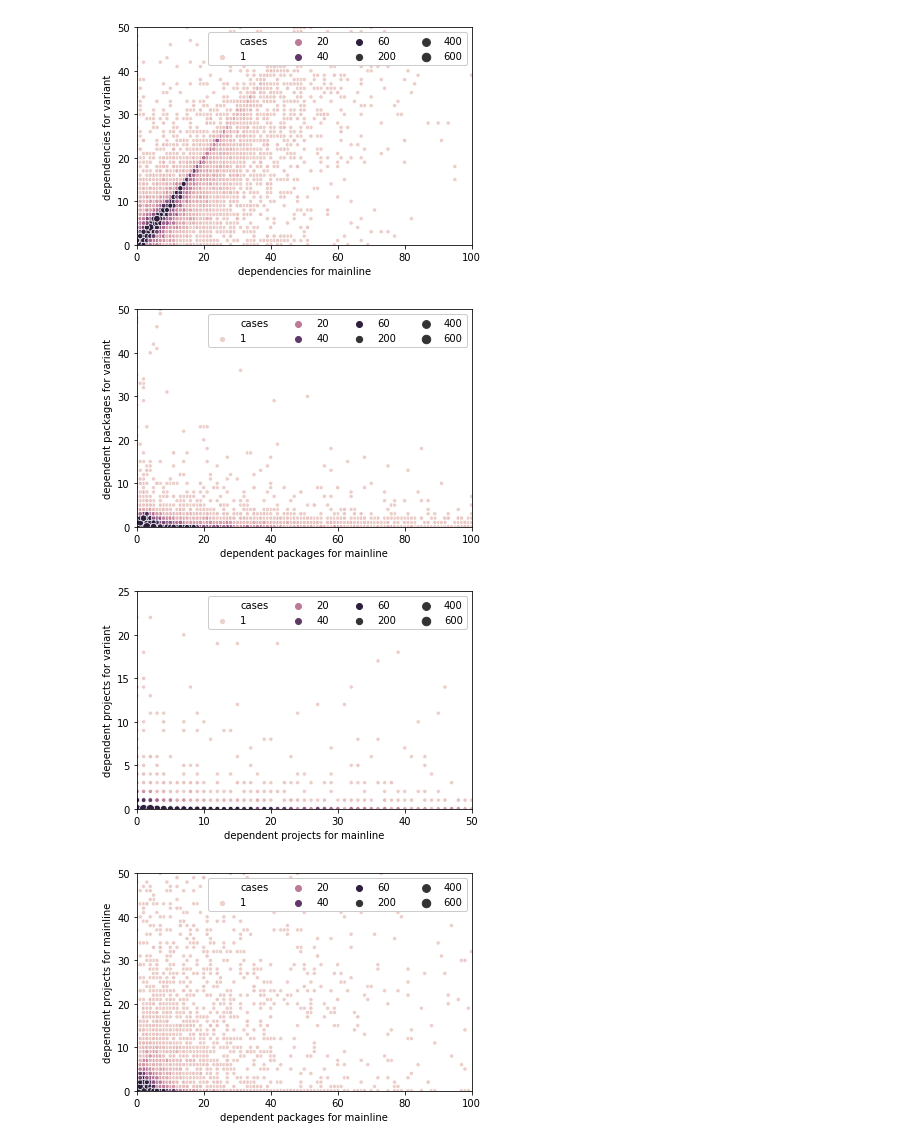
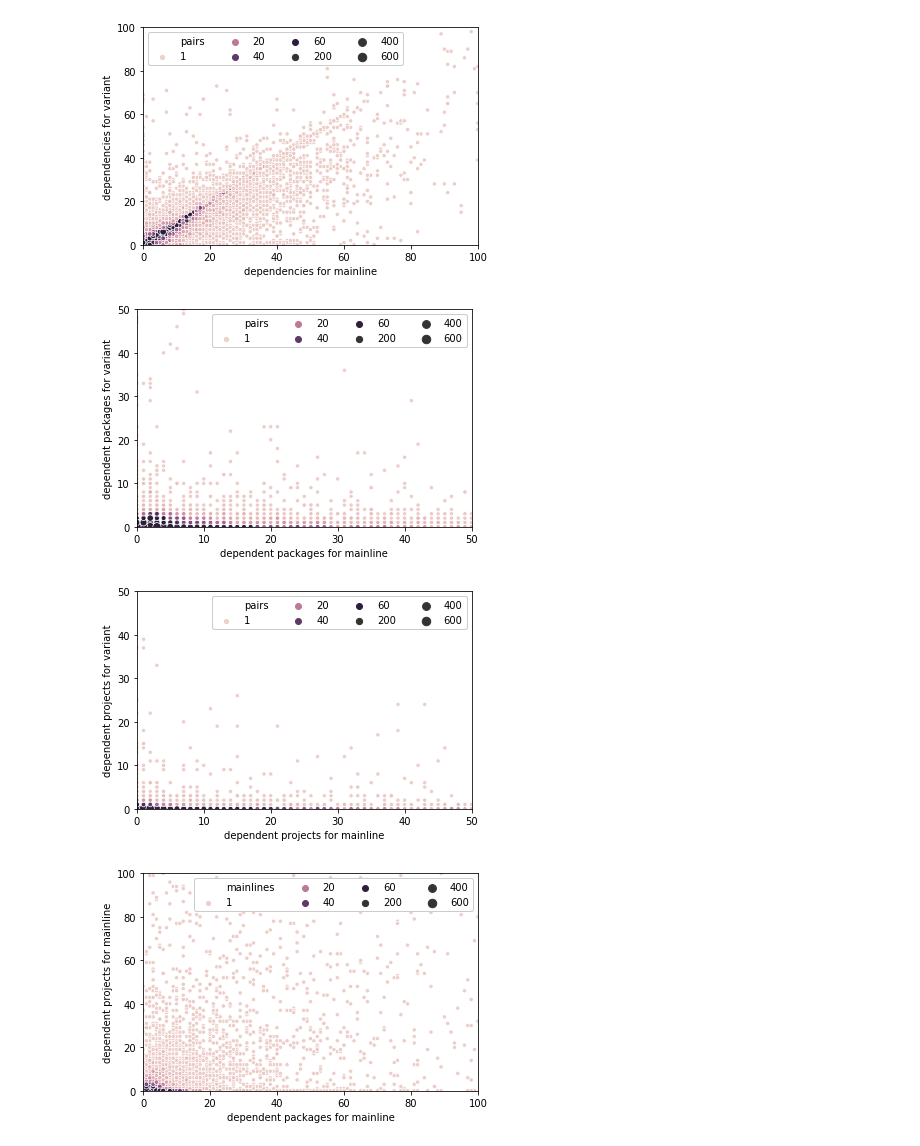
Before and after one commit to AlexandreDecan/secos-variants, a Jupyter notebook: notebooks/Benevol (for John).ipynb, the cells around one changed output. Drawn from its saved outputs; the diff is of its cells as text; code cells hidden in the pictures.

```diff
--- a/notebooks/Benevol (for John).ipynb
+++ b/notebooks/Benevol (for John).ipynb
@@ -68,35 +68,36 @@ df_variants = (
 # %%
 ax = seaborn.scatterplot(
     x='target_mainline',
     y='target_variant',
     size='cases',
     hue='cases',
     hue_norm=(0, 50),
     size_norm=(0, 500),
     data=(
         df_variants
         .assign(cases=1)
         .groupby(['target_mainline', 'target_variant'], sort=False, as_index=False)
         [['cases']]
         .count()
     )
 )
 
 # Fix invalid "0" label in legend
 handles, labels = ax.get_legend_handles_labels()
+labels[0] = 'pairs'
 labels[1] = '1'
 ax.legend(handles, labels, ncol=4)
 
 ax.set(
     xlabel='dependencies for mainline',
     xlim=(0, 100),
     ylabel='dependencies for variant',
-    ylim=(0, 50),
+    ylim=(0, 100),
 )
 
 savefig(ax.figure, 'dependencies')
 # %% [output]
-[figure, old version]
+[figure, new version]
 # %%
 ax = seaborn.scatterplot(
     x='packages_mainline',
@@ -116,19 +117,20 @@ ax = seaborn.scatterplot(
 
 # Fix invalid "0" label in legend
 handles, labels = ax.get_legend_handles_labels()
+labels[0] = 'pairs'
 labels[1] = '1'
 ax.legend(handles, labels, ncol=4)
 
 ax.set(
     xlabel='dependent packages for mainline',
-    xlim=(0, 100),
+    xlim=(0, 50),
     ylabel='dependent packages for variant',
     ylim=(0, 50),
 )
 
 savefig(ax.figure, 'dependents')
 # %% [output]
-[figure, old version]
+[figure, new version]
 # %%
 ax = seaborn.scatterplot(
     x='projects_mainline',
@@ -148,6 +150,7 @@ ax = seaborn.scatterplot(
 
 # Fix invalid "0" label in legend
 handles, labels = ax.get_legend_handles_labels()
+labels[0] = 'pairs'
 labels[1] = '1'
 ax.legend(handles, labels, ncol=4)
 
@@ -155,12 +158,12 @@ ax.set(
     xlabel='dependent projects for mainline',
     xlim=(0, 50),
     ylabel='dependent projects for variant',
-    ylim=(0, 25),
+    ylim=(0, 50),
 )
 
 savefig(ax.figure, 'projects')
 # %% [output]
-[figure, old version]
+[figure, new version]
 # %%
 ax = seaborn.scatterplot(
     x='packages_mainline',
@@ -181,6 +184,7 @@ ax = seaborn.scatterplot(
 
 # Fix invalid "0" label in legend
 handles, labels = ax.get_legend_handles_labels()
+labels[0] = 'mainlines'
 labels[1] = '1'
 ax.legend(handles, labels, ncol=4)
 
@@ -188,12 +192,12 @@ ax.set(
     xlabel='dependent packages for mainline',
     xlim=(0, 100),
     ylabel='dependent projects for mainline',
-    ylim=(0, 50),
+    ylim=(0, 100),
 )
 
 savefig(ax.figure, 'dependents_mainline')
 # %% [output]
-[figure, old version]
+[figure, new version]
 # %%
 ax = seaborn.scatterplot(
     x='packages_variant',
```
Also changed, not shown: parts of 10 cells of this notebook.
